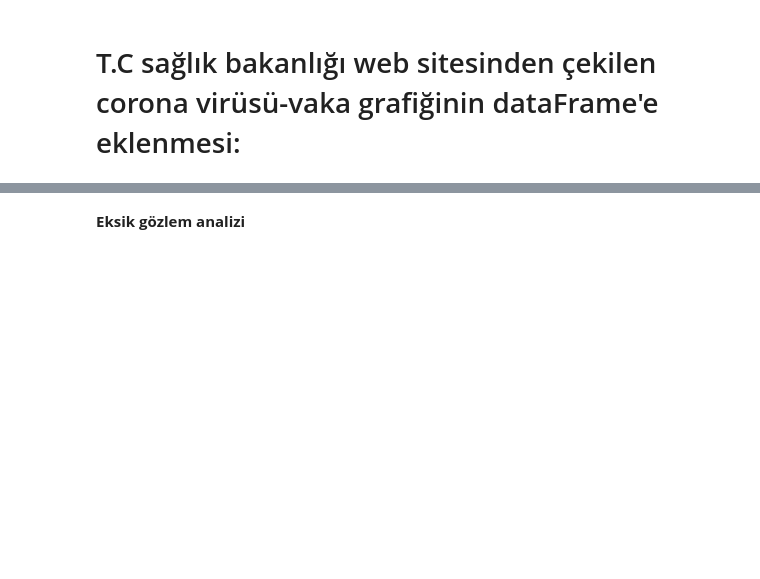
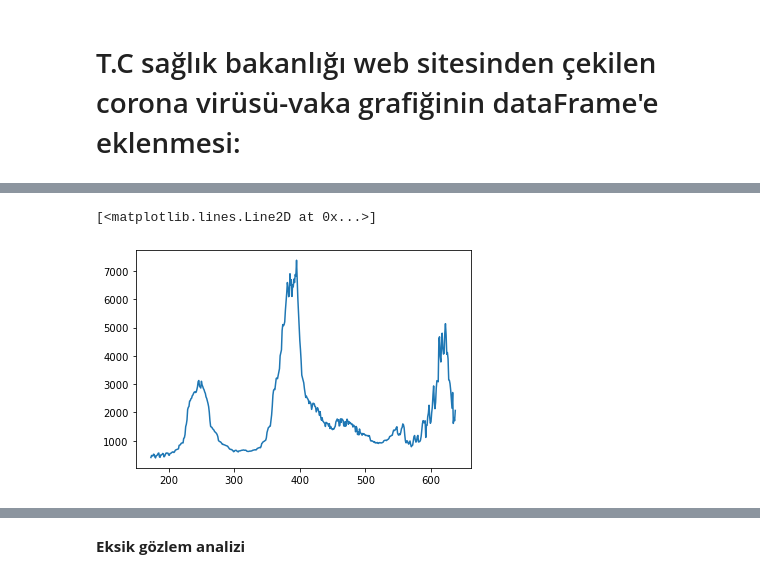
Before and after one commit to Bedirhangndnr/DataMining, a Jupyter notebook: Project.ipynb, the cells around one changed output, grey strips where cells are left out. Saved outputs shown, nothing was run; the diff lists cells and outputs as text; code cells hidden in the pictures; blank space fills up the shorter version.

```diff
--- a/Project.ipynb
+++ b/Project.ipynb
@@ -300,0 +200,5 @@ covid_tr_data.head(3)
+# %%
+plt.plot(covid_tr_data.daily_patient)
+# %% [output]
+[<matplotlib.lines.Line2D at 0x...>]
+[figure, added]
```
Also changed, not shown: parts of 38 cells of this notebook.
